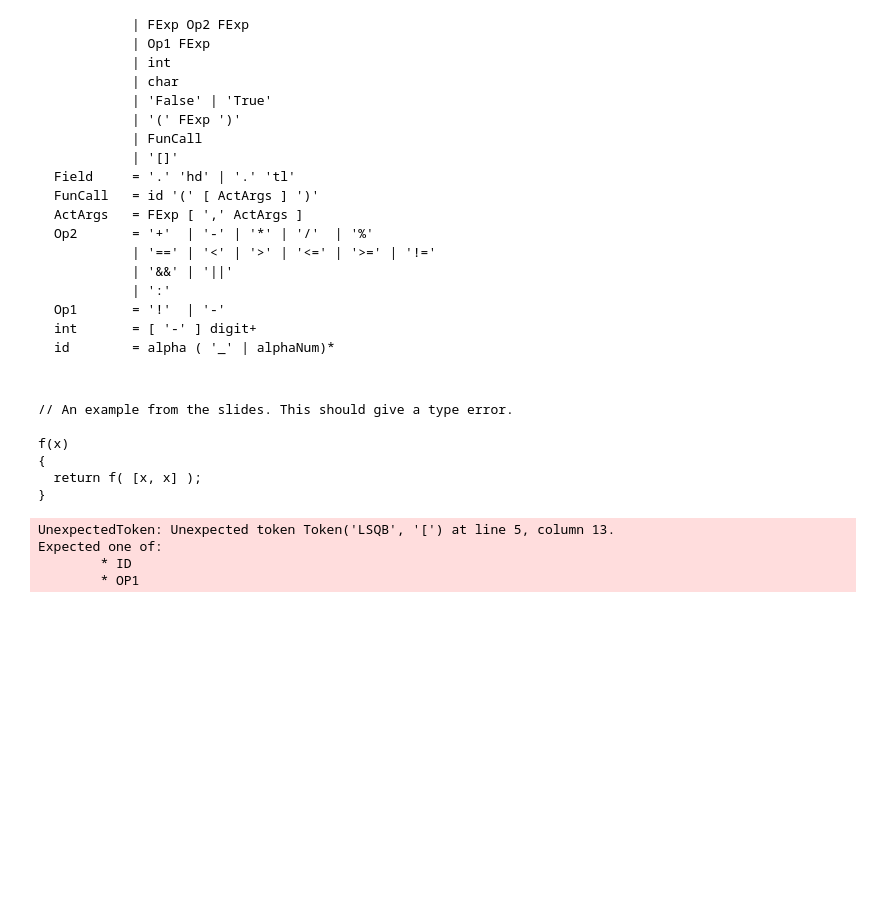
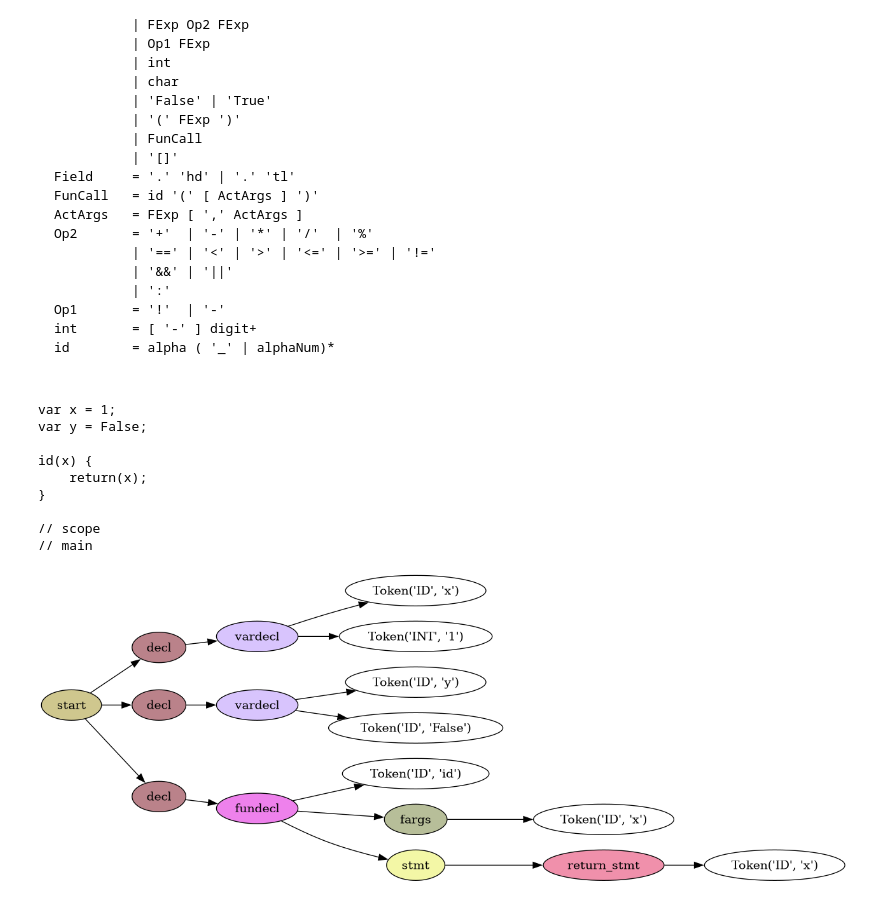
Before and after one commit to M-wag/Simple-Programming-Language-Python, a Jupyter notebook: lexer.ipynb, the cells around one changed output. Cells and saved outputs as stored; diff of their text form; code cells hidden in the pictures; blank space fills up the shorter version.

```diff
--- a/lexer.ipynb
+++ b/lexer.ipynb
@@ -42,40 +42,41 @@ id        = alpha ( '_' | alphaNum)*
 # %%
 %reset -f
 
 from IPython.display import display
 from PIL import Image
 import os
 
 import lark
 from spl_parser import spl_parser as parser
 
 
 def plot_prgm(prgm):
     tree = parser.parse(prgm)
     lark.tree.pydot__tree_to_png(tree, 'tree.png')
     display(Image.open('tree.png'))
-    print(tree)
+    return tree
 
 
-for demo_path in os.listdir("demos"):
-    if demo_path == "infinite_type_shouldfail.spl": break
-    with open("demos/" + demo_path, mode='r') as f:
-        prgm = f.read()
-        print(prgm)
-        parser.parse(prgm)
+# for demo_path in os.listdir("demos"):
+#     if demo_path == "infinite_type_shouldfail.spl" : continue
+#     with open("demos/" + demo_path, mode='r') as f:
+#         prgm = f.read()
+#         print("--" + demo_path + "--")
+#         print(prgm)
+#         plot_prgm(prgm)
 
-# with open("demos/infinite_type_shouldfail.spl", mode='r') as f:
-#     prgm = f.read()
-#     print(prgm)
-#     parser.parse(prgm)
+with open("demos/simple_well_typed.spl", mode='r') as f:
+    prgm = f.read()
+    print(prgm)
+    tree =plot_prgm(prgm)
 # %% [output]
-// An example from the slides. This should give a type error.
+var x = 1;
+var y = False;
 
-f(x)
-{
-  return f( [x, x] );
+id(x) {
+    return(x);
 }
+
+// scope
+// main
-UnexpectedToken: Unexpected token Token('LSQB', '[') at line 5, column 13.
-Expected one of:
-        * ID
-        * OP1
+[figure, added]
```
Also changed, not shown: parts of 5 cells of this notebook, 2 other files.
